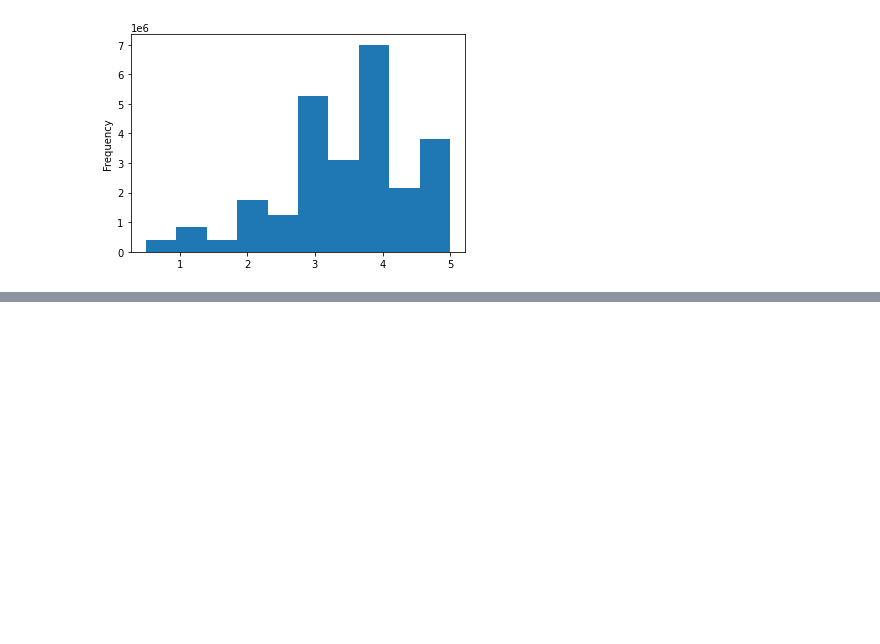
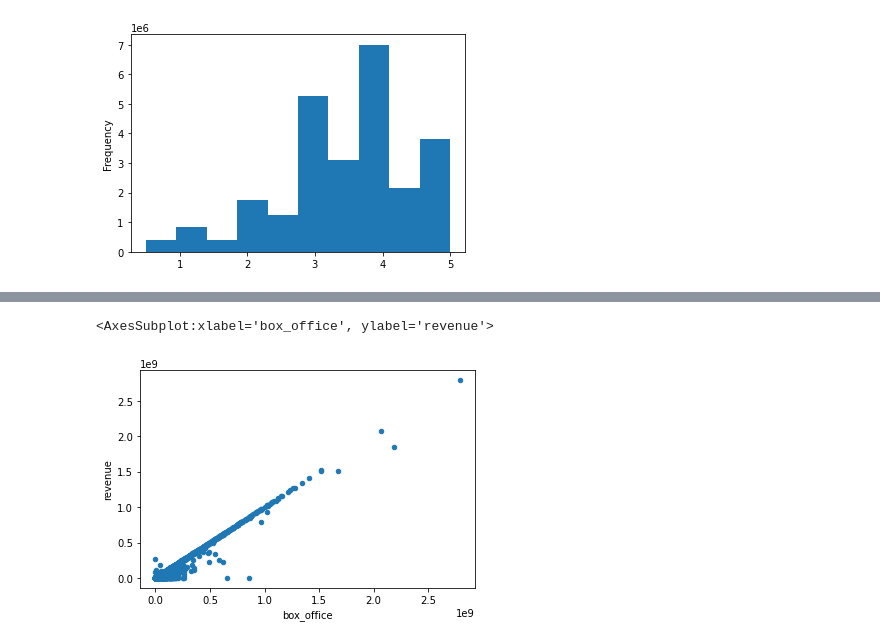
Before and after one commit to ireneshin26/Movies-ETL, a Jupyter notebook: ModuleWork.ipynb, the cells around one changed output, grey strips where cells are left out. Saved outputs shown, nothing was run; the diff lists cells and outputs as text; code cells hidden in the pictures; blank space fills up the shorter version.

```diff
--- a/ModuleWork.ipynb
+++ b/ModuleWork.ipynb
@@ -787,0 +891,6 @@ Name: rating, dtype: float64
+# %%
+#create scatter plot to view box_office and revenue columns with missing data (would fall to 0 on x or y axis)
+movies_df.fillna(0).plot(x='box_office', y='revenue', kind='scatter')
+# %% [output]
+<AxesSubplot:xlabel='box_office', ylabel='revenue'>
+[figure, added]
```
Also changed, not shown: parts of 31 cells of this notebook.
